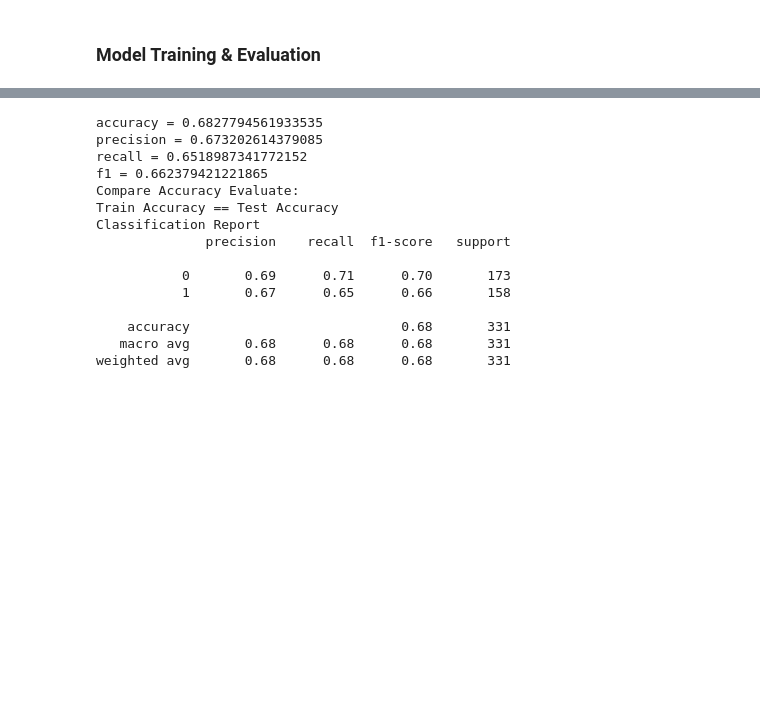
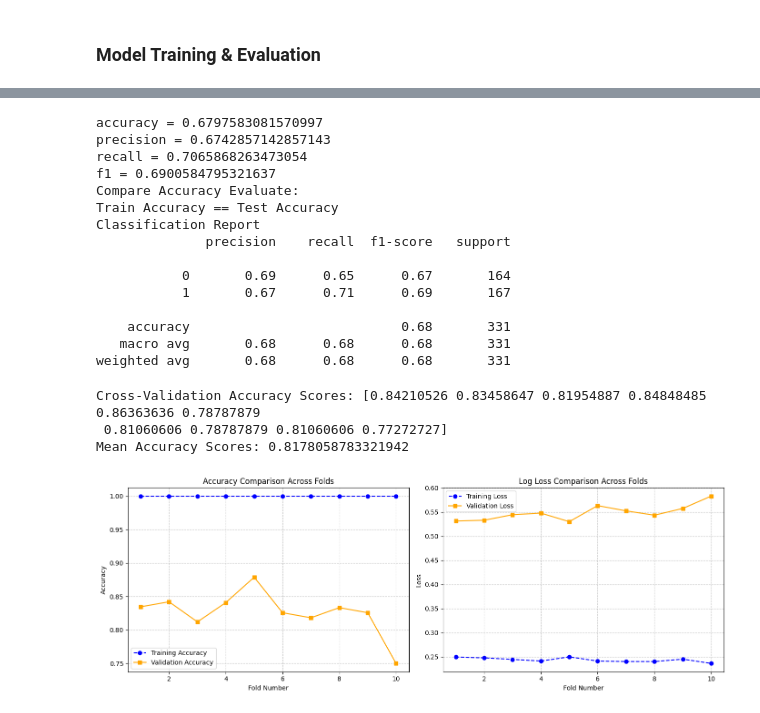
Before and after one commit to amjadAwad95/sentiment-analysis, a Jupyter notebook: main.ipynb, the cells around one changed output, grey strips where cells are left out. Cells and saved outputs as stored; diff of their text form; code cells hidden in the pictures; blank space fills up the shorter version.

```diff
--- a/main.ipynb
+++ b/main.ipynb
@@ -778,35 +908,18 @@ Mean Cross-Validation Accuracy: 0.72
 # %%
-print(f"accuracy = {accuracy_evaluate.evaluate(model)}")
-print(f"precision = {precision_evaluate.evaluate(model)}")
-print(f"recall = {recall_evaluate.evaluate(model)}")
-print(f"f1 = {f1_evaluate.evaluate(model)}")
-
-compare_evaluate=CompareAccuracyEvaluate(X_train,y_train,X_test,y_test)
-compare_accuracy=compare_evaluate.evaluate(model)
-print("Compare Accuracy Evaluate:")
-if compare_accuracy == 1:
-    print("Train Accuracy > Test Accuracy")
-elif compare_accuracy == -1:
-    print("Train Accuracy < Test Accuracy")
-else:
-    print("Train Accuracy == Test Accuracy")
-
-report_evaluate=ClassificationReportEvaluate(X_test,y_test)
-report=report_evaluate.evaluate(model)
-print("Classification Report")
-print(report)
+evaluate_printer=EvaluatePrinter(gnb_model,X_train,y_train,X_test,y_test)
+evaluate_printer.print()
 # %% [output]
-accuracy = 0.6827794561933535
-precision = 0.673202614379085
-recall = 0.6518987341772152
-f1 = 0.662379421221865
+accuracy = 0.6797583081570997
+precision = 0.6742857142857143
+recall = 0.7065868263473054
+f1 = 0.6900584795321637
 Compare Accuracy Evaluate:
 Train Accuracy == Test Accuracy
 Classification Report
               precision    recall  f1-score   support
 
-           0       0.69      0.71      0.70       173
-           1       0.67      0.65      0.66       158
+           0       0.69      0.65      0.67       164
+           1       0.67      0.71      0.69       167
 
     accuracy                           0.68       331
    macro avg       0.68      0.68      0.68       331
@@ -823,0 +927,17 @@ print({
+# %%
+random_forest=RandomForestTrain(X_train,y_train,params={'criterion': 'gini','max_depth': 20,'max_features': 'sqrt',
+                                                    'min_samples_leaf': 1,'min_samples_split': 2,'n_estimators': 200})
+random_forest_model=random_forest.train()
+
+cross_validation=cross_validation_evaluate.evaluate(random_forest_model)
+print(f"Cross-Validation Accuracy Scores: {cross_validation}")
+print(f"Mean Accuracy Scores: {cross_validation.mean()}")
+# %% [output]
+Cross-Validation Accuracy Scores: [0.84210526 0.83458647 0.81954887 0.84848485 0.86363636 0.78787879
+ 0.81060606 0.78787879 0.81060606 0.77272727]
+Mean Accuracy Scores: 0.8178058783321942
+# %%
+cv_scores = k_fold.evaluate(random_forest_model)
+TrainingValidationPlot(cv_scores).visualize()
+# %% [output]
+[figure, added]
```
Also changed, not shown: parts of 29 cells of this notebook.
